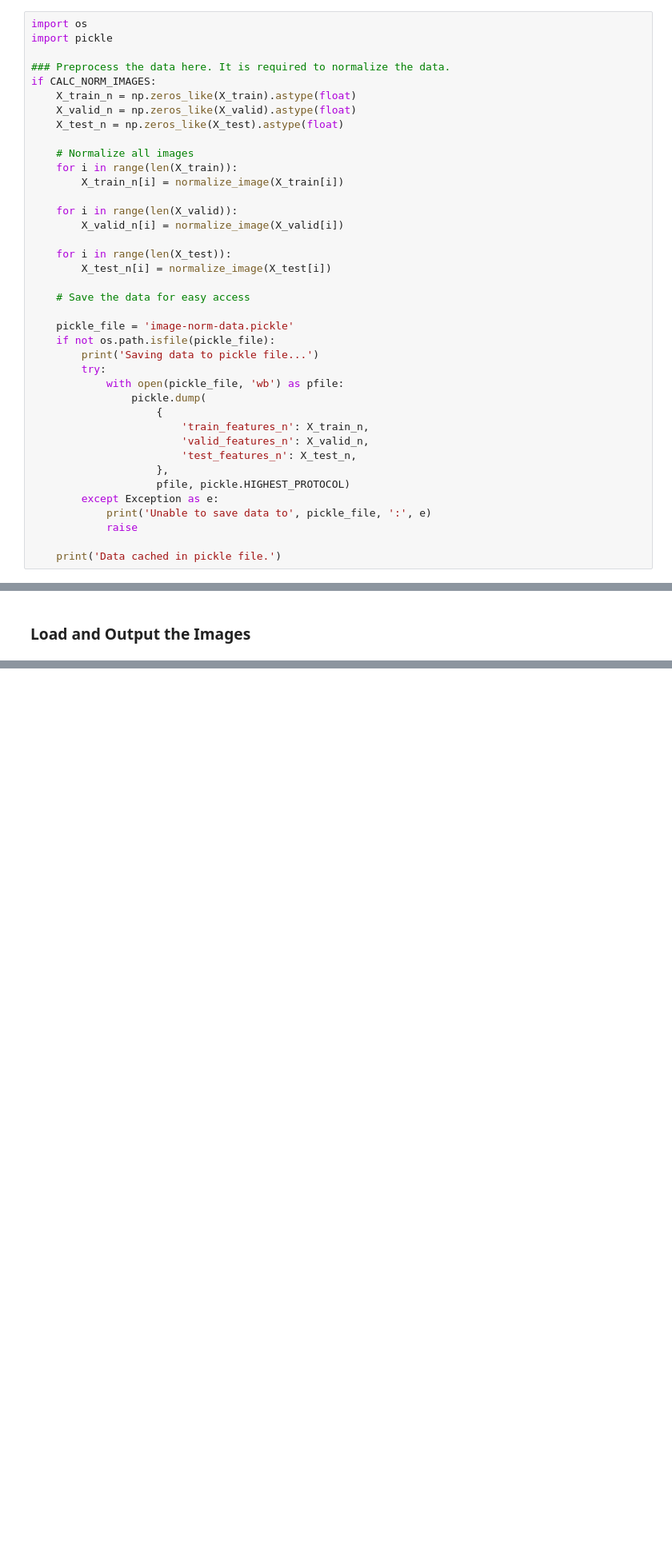
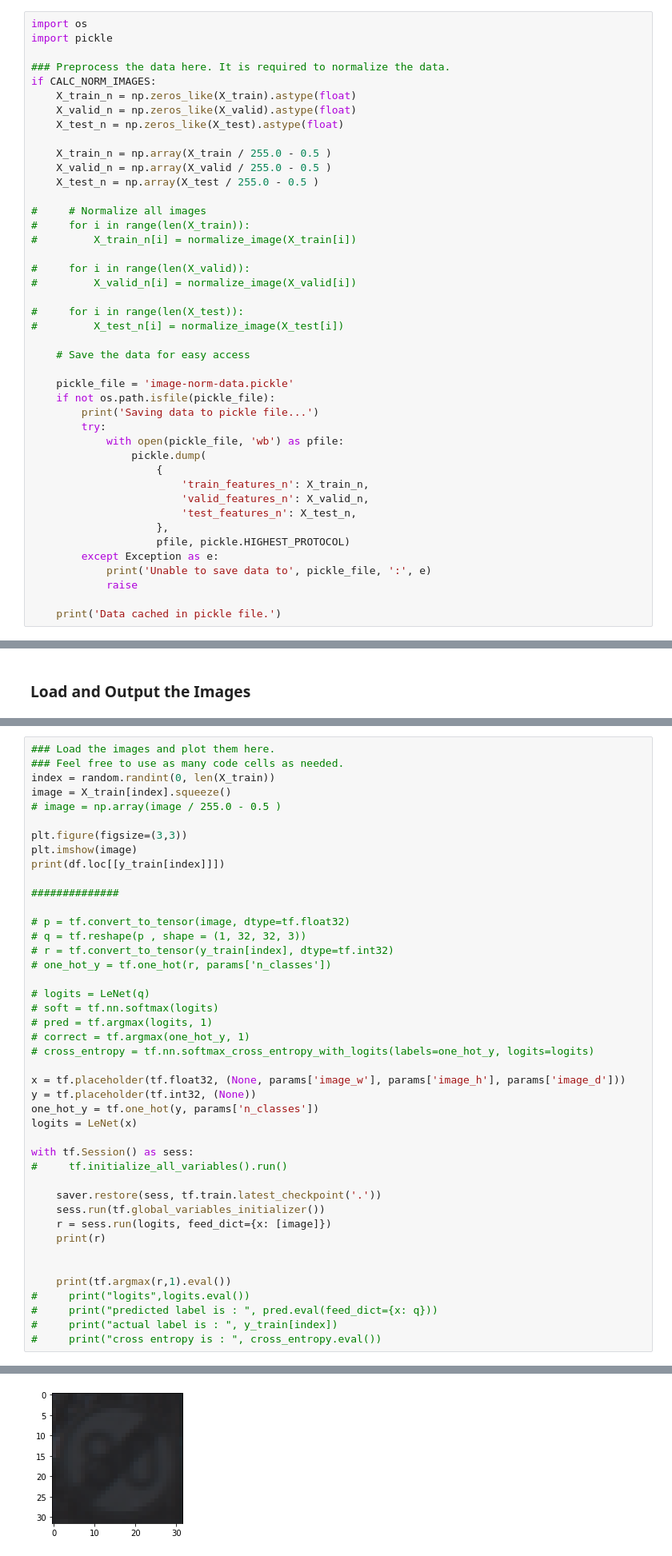
Before and after one commit to shlok-agarwal/Traffic-Sign-Classifier, a Jupyter notebook: Traffic_Sign_Classifier.ipynb, the cells around one changed output, grey strips where cells are left out. Shown: that part at 80% size. Drawn from its saved outputs; the diff is of its cells as text; blank space fills up the shorter version.

Commit message:
evaluating output images still incorrect but some progress getting it working

```diff
--- a/Traffic_Sign_Classifier.ipynb
+++ b/Traffic_Sign_Classifier.ipynb
@@ -234,15 +234,19 @@ if CALC_NORM_IMAGES:
     X_valid_n = np.zeros_like(X_valid).astype(float)
     X_test_n = np.zeros_like(X_test).astype(float)
 
-    # Normalize all images
-    for i in range(len(X_train)):
-        X_train_n[i] = normalize_image(X_train[i])
+    X_train_n = np.array(X_train / 255.0 - 0.5 )
+    X_valid_n = np.array(X_valid / 255.0 - 0.5 )
+    X_test_n = np.array(X_test / 255.0 - 0.5 )
 
-    for i in range(len(X_valid)):
-        X_valid_n[i] = normalize_image(X_valid[i])
+#     # Normalize all images
+#     for i in range(len(X_train)):
+#         X_train_n[i] = normalize_image(X_train[i])
 
-    for i in range(len(X_test)):
-        X_test_n[i] = normalize_image(X_test[i])
+#     for i in range(len(X_valid)):
+#         X_valid_n[i] = normalize_image(X_valid[i])
+
+#     for i in range(len(X_test)):
+#         X_test_n[i] = normalize_image(X_test[i])
 
     # Save the data for easy access
 
@@ -475,0 +456,44 @@ You may find `signnames.csv` useful as it contains mappings from the class id (i
+# %%
+### Load the images and plot them here.
+### Feel free to use as many code cells as needed.
+index = random.randint(0, len(X_train))
+image = X_train[index].squeeze()
+# image = np.array(image / 255.0 - 0.5 )
+
+plt.figure(figsize=(3,3))
+plt.imshow(image)
+print(df.loc[[y_train[index]]])
+
+##############
+
+# p = tf.convert_to_tensor(image, dtype=tf.float32)
+# q = tf.reshape(p , shape = (1, 32, 32, 3))
+# r = tf.convert_to_tensor(y_train[index], dtype=tf.int32)
+# one_hot_y = tf.one_hot(r, params['n_classes'])
+
+# logits = LeNet(q)
+# soft = tf.nn.softmax(logits)
+# pred = tf.argmax(logits, 1)
+# correct = tf.argmax(one_hot_y, 1)
+# cross_entropy = tf.nn.softmax_cross_entropy_with_logits(labels=one_hot_y, logits=logits)
+
+x = tf.placeholder(tf.float32, (None, params['image_w'], params['image_h'], params['image_d']))
+y = tf.placeholder(tf.int32, (None))
+one_hot_y = tf.one_hot(y, params['n_classes'])
+logits = LeNet(x)
+
+with tf.Session() as sess:
+#     tf.initialize_all_variables().run()
+
+    saver.restore(sess, tf.train.latest_checkpoint('.'))
+    sess.run(tf.global_variables_initializer())
+    r = sess.run(logits, feed_dict={x: [image]})
+    print(r)
+
+
+    print(tf.argmax(r,1).eval())
+#     print("logits",logits.eval())
+#     print("predicted label is : ", pred.eval(feed_dict={x: q}))
+#     print("actual label is : ", y_train[index])
+#     print("cross entropy is : ", cross_entropy.eval())
+# %% [output]
@@ -476,3 +512,4 @@ You may find `signnames.csv` useful as it contains mappings from the class id (i
+[figure, added]
 # %% [markdown]
 ### Predict the Sign Type for Each Image
 # %%
```
Also changed, not shown: parts of 7 cells of this notebook.
